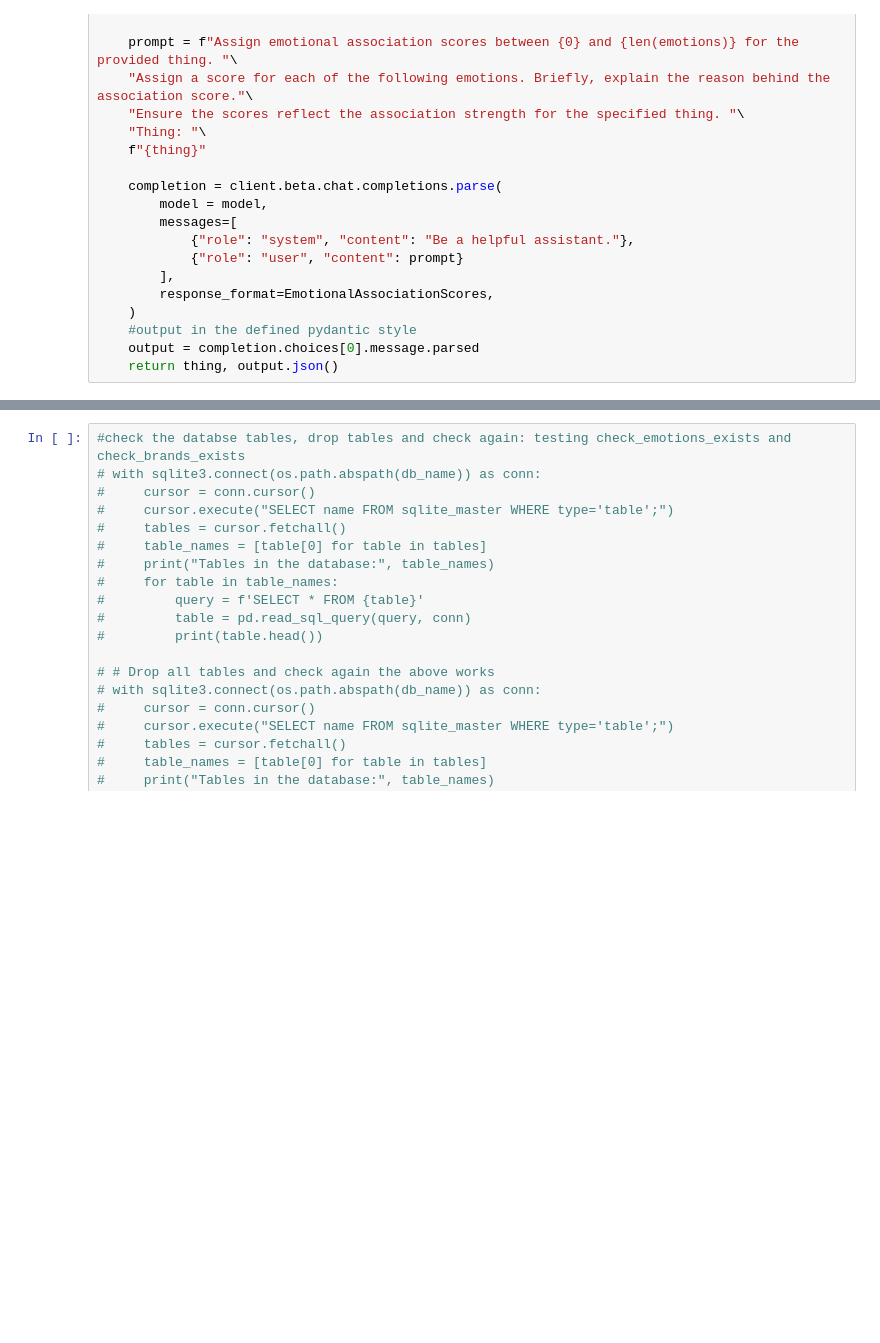
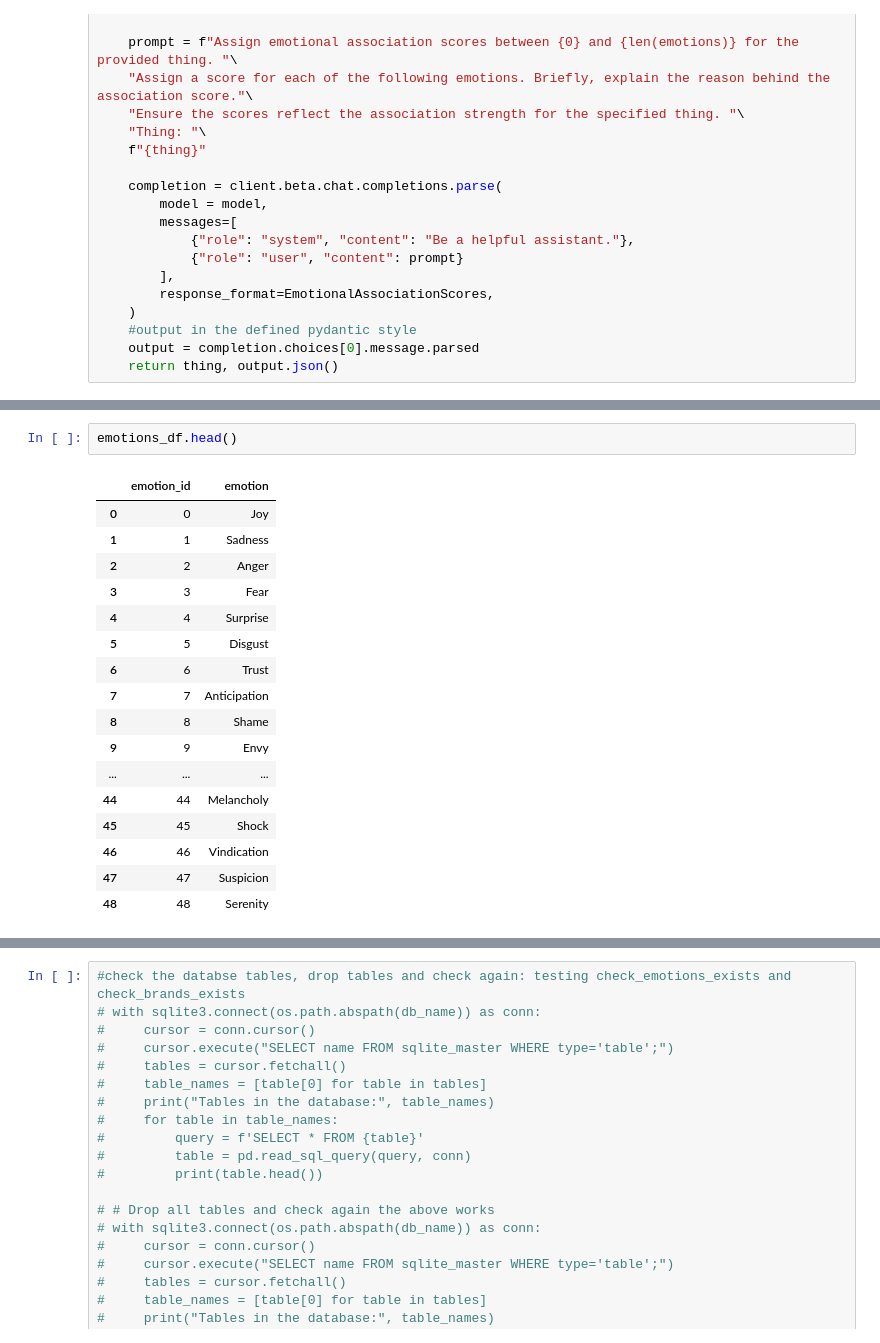
Before and after one commit to nedaresa/clothing_brand_recommender, a Jupyter notebook: explore.ipynb, the cells around one changed output, grey strips where cells are left out. Saved outputs shown, nothing was run; the diff lists cells and outputs as text; blank space fills up the shorter version.

```diff
--- a/explore.ipynb
+++ b/explore.ipynb
@@ -465,0 +552,20 @@ brands doesn't exist so generating one...
+# %%
+emotions_df.head()
+# %% [output]
+|  | emotion_id | emotion |
+| 0 | 0 | Joy |
+| 1 | 1 | Sadness |
+| 2 | 2 | Anger |
+| 3 | 3 | Fear |
+| 4 | 4 | Surprise |
+| 5 | 5 | Disgust |
+| 6 | 6 | Trust |
+| 7 | 7 | Anticipation |
+| 8 | 8 | Shame |
+| 9 | 9 | Envy |
+| ... | ... | ... |
+| 44 | 44 | Melancholy |
+| 45 | 45 | Shock |
+| 46 | 46 | Vindication |
+| 47 | 47 | Suspicion |
+| 48 | 48 | Serenity |
```
Also changed, not shown: parts of 17 cells of this notebook.
